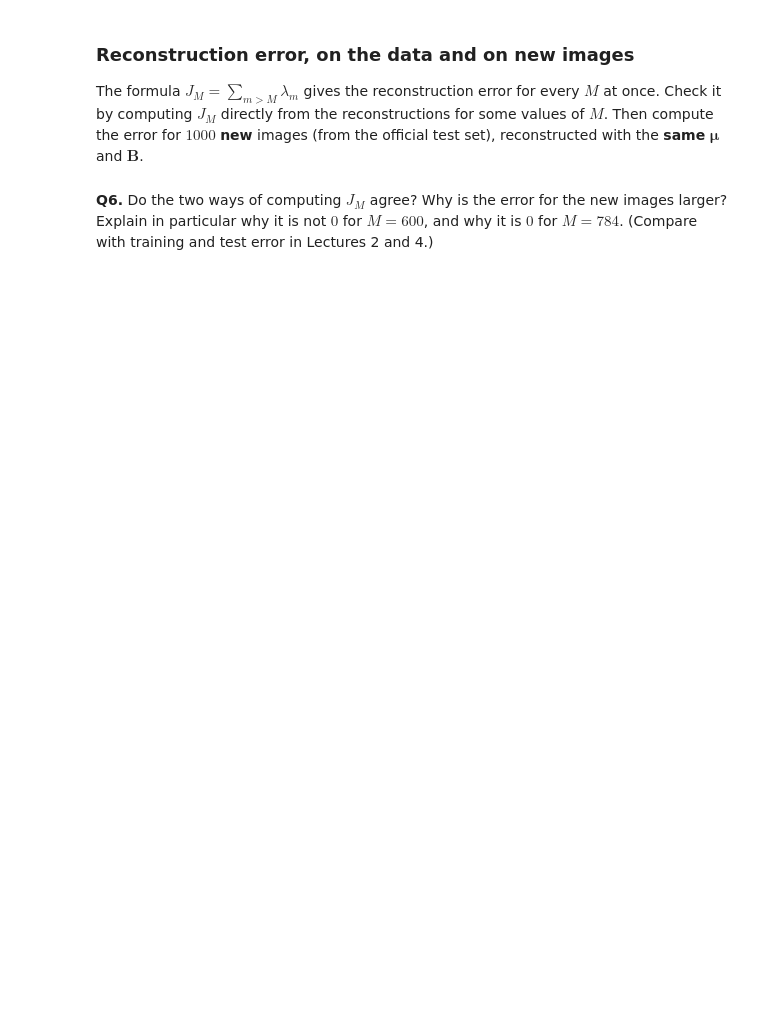
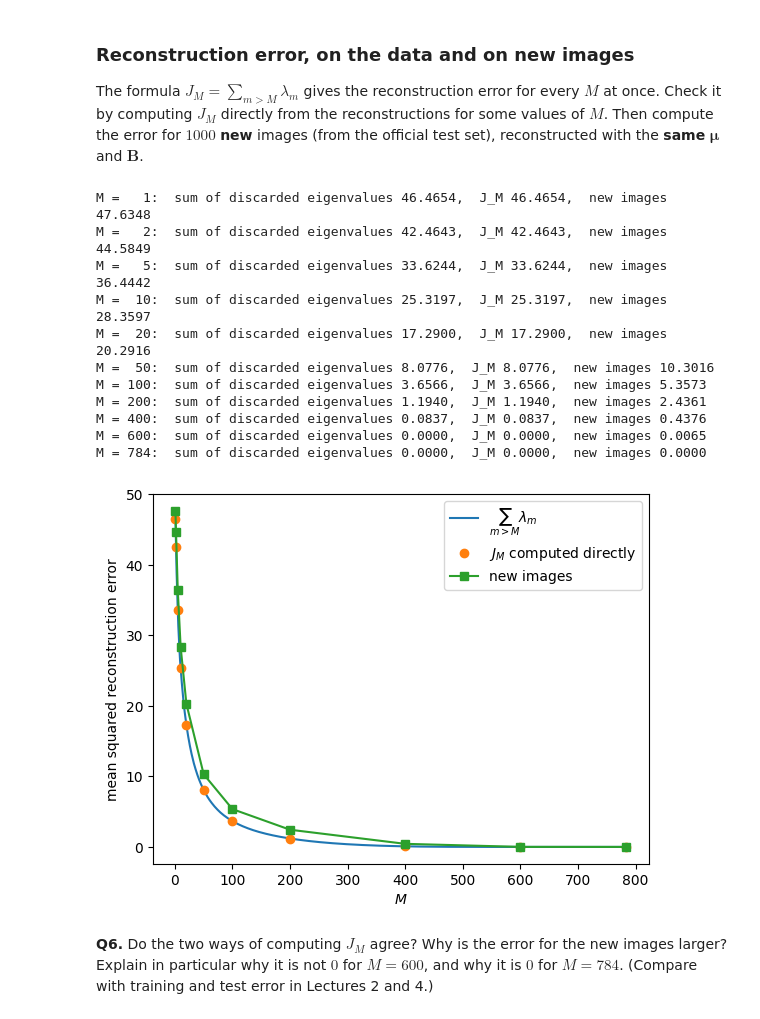
Before and after one commit to MickeEvans/Intro_Machine_Learning, a Jupyter notebook: lab1b-pca.ipynb, the cells around one changed output. Cells and saved outputs as stored; diff of their text form; code cells hidden in the pictures; blank space fills up the shorter version.

```diff
--- a/lab1b-pca.ipynb
+++ b/lab1b-pca.ipynb
@@ -265,23 +283,36 @@ official test set), reconstructed with the **same** $\boldsymbol\mu$ and $\bolds
 # %%
 J_eig = np.sum(lam) - np.cumsum(lam)       # J_eig[M-1] = sum of lambda_m for m > M
 
 X_new = images[60000:61000] / 255 - mu_img   # new images, centred with the mean of the old ones
 
 M_list = [1, 2, 5, 10, 20, 50, 100, 200, 400, 600, 784]
 J_direct, J_new = [], []
 for M in M_list:
     B_M = B[:, :M]
-    X_rec = ...     # EDIT: reconstructions of X with M components
-    X_new_rec = ... # EDIT: reconstructions of X_new with M components
+    X_rec = X @ B_M @ B_M.T
+    X_new_rec = X_new @ B_M @ B_M.T
     J_direct.append(np.mean(np.sum((X - X_rec)**2, axis=1)))
     J_new.append(np.mean(np.sum((X_new - X_new_rec)**2, axis=1)))
     print(f'M = {M:3d}:  sum of discarded eigenvalues {J_eig[M-1]:.4f},  J_M {J_direct[-1]:.4f},  new images {J_new[-1]:.4f}')
 
 plt.figure()
 plt.plot(Ms, J_eig, label='$\\sum_{m>M}\\lambda_m$')
 plt.plot(M_list, J_direct, 'o', label='$J_M$ computed directly')
 plt.plot(M_list, J_new, 's-', label='new images')
 plt.xlabel('$M$'); plt.ylabel('mean squared reconstruction error'); plt.legend();
+# %% [output]
+M =   1:  sum of discarded eigenvalues 46.4654,  J_M 46.4654,  new images 47.6348
+M =   2:  sum of discarded eigenvalues 42.4643,  J_M 42.4643,  new images 44.5849
+M =   5:  sum of discarded eigenvalues 33.6244,  J_M 33.6244,  new images 36.4442
+M =  10:  sum of discarded eigenvalues 25.3197,  J_M 25.3197,  new images 28.3597
+M =  20:  sum of discarded eigenvalues 17.2900,  J_M 17.2900,  new images 20.2916
+M =  50:  sum of discarded eigenvalues 8.0776,  J_M 8.0776,  new images 10.3016
+M = 100:  sum of discarded eigenvalues 3.6566,  J_M 3.6566,  new images 5.3573
+M = 200:  sum of discarded eigenvalues 1.1940,  J_M 1.1940,  new images 2.4361
+M = 400:  sum of discarded eigenvalues 0.0837,  J_M 0.0837,  new images 0.4376
+M = 600:  sum of discarded eigenvalues 0.0000,  J_M 0.0000,  new images 0.0065
+M = 784:  sum of discarded eigenvalues 0.0000,  J_M 0.0000,  new images 0.0000
+[figure, added]
 # %% [markdown]
 **Q6.** Do the two ways of computing $J_M$ agree? Why is the error for the new images larger? Explain in particular why
 it is not $0$ for $M=600$, and why it is $0$ for $M=784$. (Compare with training and test error in Lectures 2 and 4.)
```
Also changed, not shown: parts of 12 cells of this notebook.
